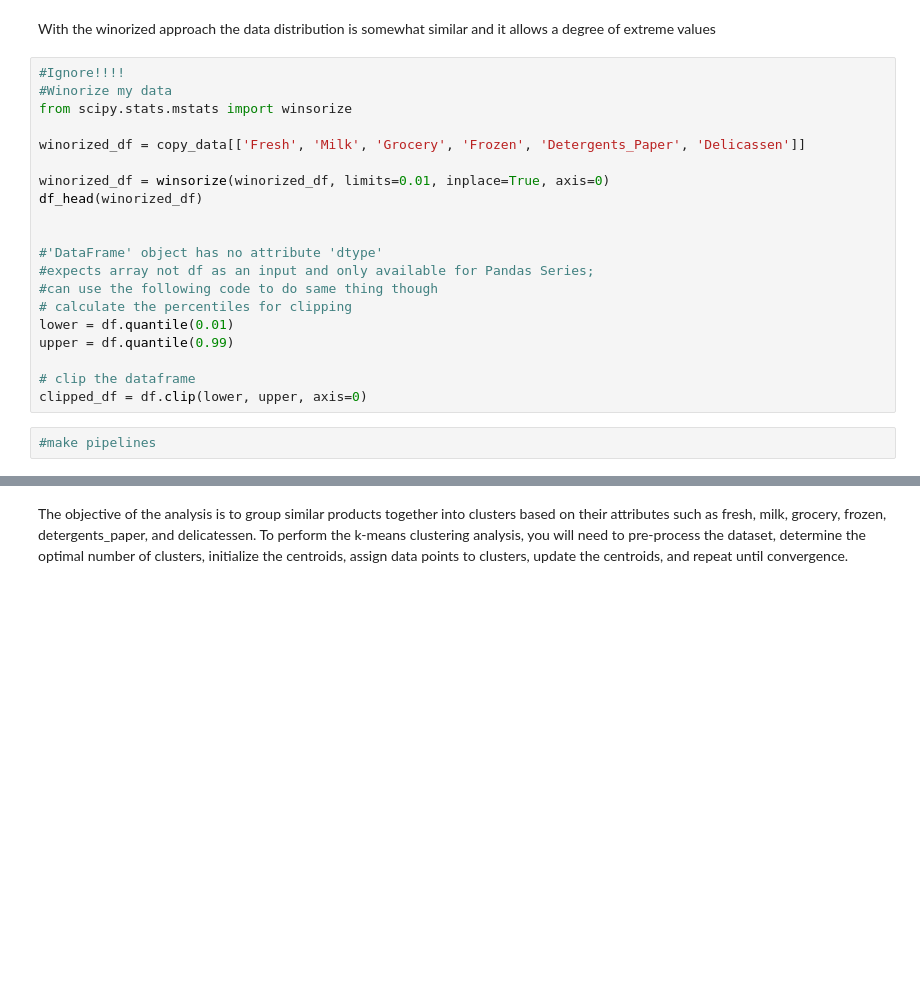
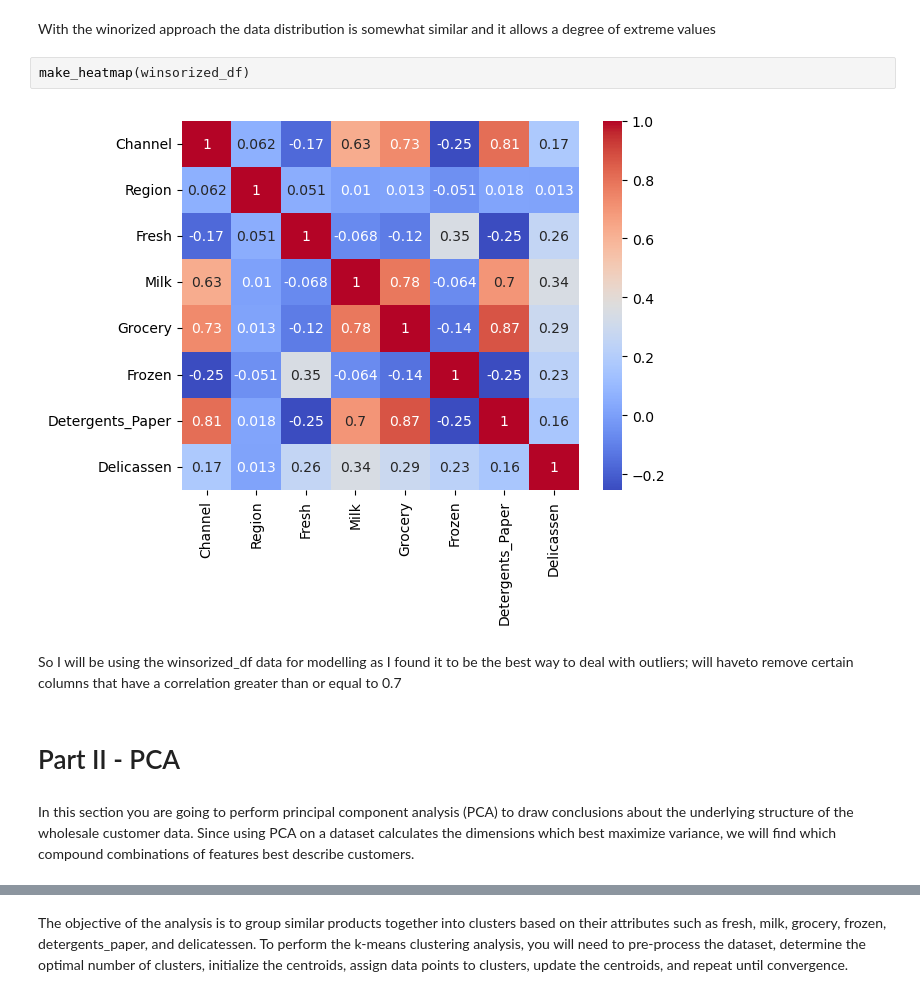
Before and after one commit to SBangarh/ml-project-unsupervised-learning, a Jupyter notebook: Unsupervised Learning - Project.ipynb, the cells around one changed output, grey strips where cells are left out. Drawn from its saved outputs; the diff is of its cells as text; blank space fills up the shorter version.

```diff
--- a/Unsupervised Learning - Project.ipynb
+++ b/Unsupervised Learning - Project.ipynb
@@ -624,24 +624,12 @@ make_boxplot(winorized_df, winorized_df.columns, 2, 3, (16,10))
 # %% [markdown]
 With the winorized approach the data distribution is somewhat similar and it allows a degree of extreme values
-# %%
-#Ignore!!!!
-#Winorize my data
-from scipy.stats.mstats import winsorize
-
-winorized_df = copy_data[['Fresh', 'Milk', 'Grocery', 'Frozen', 'Detergents_Paper', 'Delicassen']]
-
-winorized_df = winsorize(winorized_df, limits=0.01, inplace=True, axis=0)
-df_head(winorized_df)
-
-
-#'DataFrame' object has no attribute 'dtype'
-#expects array not df as an input and only available for Pandas Series;
-#can use the following code to do same thing though
-# calculate the percentiles for clipping
-lower = df.quantile(0.01)
-upper = df.quantile(0.99)
-
-# clip the dataframe
-clipped_df = df.clip(lower, upper, axis=0)
-# %%
-#make pipelines
+# %%
+make_heatmap(winsorized_df)
+# %% [output]
+[figure, added]
+# %% [markdown]
+So I will be using the winsorized_df data for modelling as I found it to be the best way to deal with outliers; will haveto remove certain columns that have a correlation greater than or equal to 0.7
+# %% [markdown]
+# Part II - PCA
+# %% [markdown]
+In this section you are going to perform principal component analysis (PCA) to draw conclusions about the underlying structure of the wholesale customer data. Since using PCA on a dataset calculates the dimensions which best maximize variance, we will find which compound combinations of features best describe customers.
```
Also changed, not shown: parts of 12 cells of this notebook, 1 other file.
